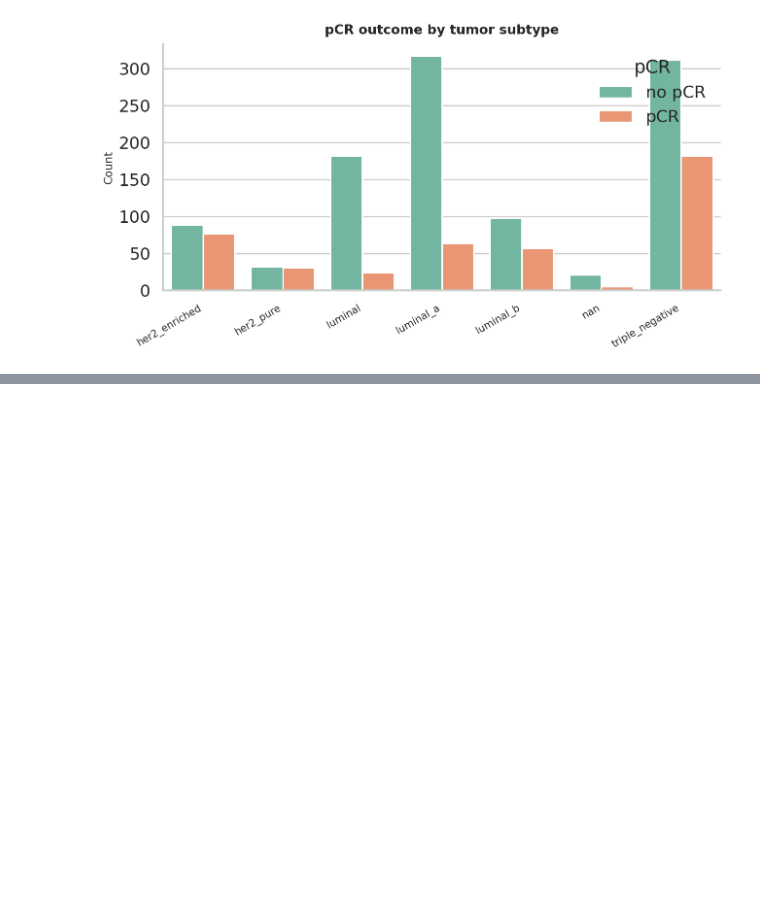
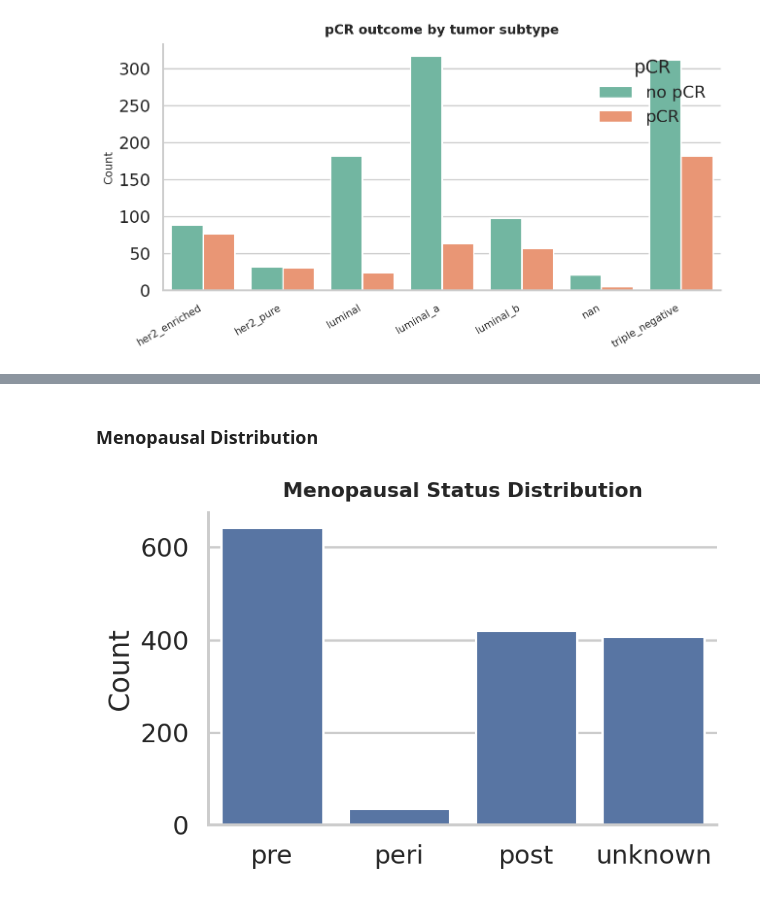
Before and after one commit to dsi-clinic/vanguard, a Jupyter notebook: Clinical and Imaging Exploration/exploration.ipynb, the cells around one changed output, grey strips where cells are left out. Cells and saved outputs as stored; diff of their text form; code cells hidden in the pictures; blank space fills up the shorter version.

```diff
--- a/Clinical and Imaging Exploration/exploration.ipynb
+++ b/Clinical and Imaging Exploration/exploration.ipynb
@@ -387,0 +453,15 @@ plt.close(fig)
+# %% [markdown]
+### Menopausal Distribution
+# %%
+fig, ax = plt.subplots(figsize=(6,4))
+sns.countplot(data=meta_df, x="menopausal", color="#4B72B0", order=["pre","peri","post","unknown"], ax=ax)
+ax.set_title("Menopausal Status Distribution", fontsize=13, weight="bold", pad=10)
+ax.set_xlabel("")
+ax.set_ylabel("Count")
+sns.despine(ax=ax)
+fig.tight_layout()
+fig.savefig(f"{OUT_DIR}/figs/menopausal_status.png", bbox_inches="tight", dpi=200)
+plt.show()
+plt.close(fig)
+# %% [output]
+[figure, added]
```
Also changed, not shown: parts of 13 cells of this notebook, 8 other files.
